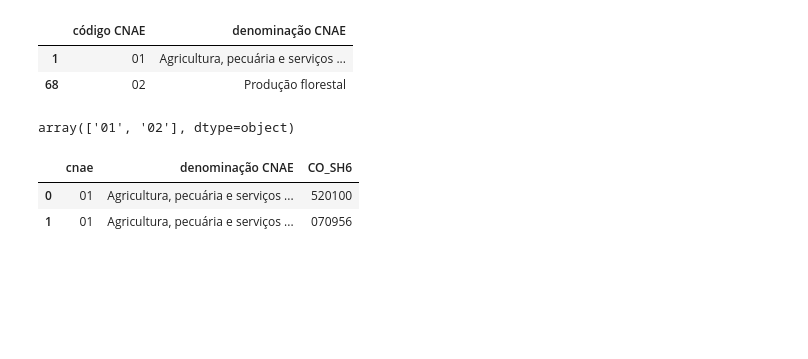
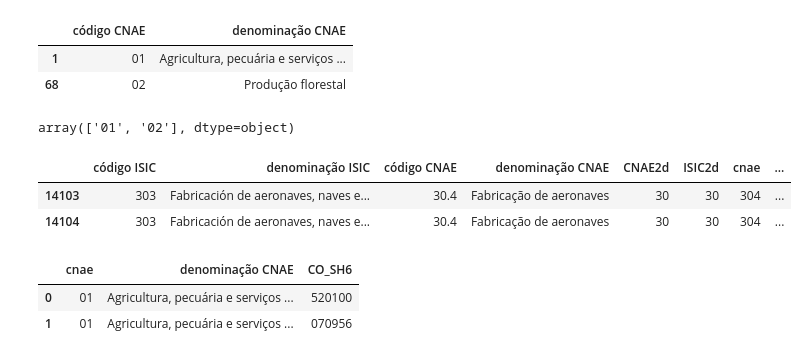
Before and after one commit to amiltonmendes/analise_insumo_produto, a Jupyter notebook: Identificação de empresas após a priorização.ipynb, the cells around one changed output. Cells and saved outputs as stored; diff of their text form; code cells hidden in the pictures; blank space fills up the shorter version.

```diff
--- a/Identificação de empresas após a priorização.ipynb
+++ b/Identificação de empresas após a priorização.ipynb
@@ -280,6 +283,12 @@ mapeamento_isic = mapeamento_isic.drop_duplicates()
 mapeamento_isic.head(2)['código CNAE'].values
 # %% [output]
 array(['01', '02'], dtype=object)
+# %%
+mapeamento_isic_ncm.query('`código ISIC`.str.startswith("303")').head(2)
+# %% [output]
+|  | código ISIC | denominação ISIC | código CNAE | denominação CNAE | CNAE2d | ISIC2d | cnae | ... |
+| 14103 | 303 | Fabricación de aeronaves, naves e... | 30.4 | Fabricação de aeronaves | 30 | 30 | 304 | ... |
+| 14104 | 303 | Fabricación de aeronaves, naves e... | 30.4 | Fabricação de aeronaves | 30 | 30 | 304 | ... |
 # %%
 #Para cada código cnae que possuir comprimento 2 dígitos, substituir o campo 'denominação CNAE' pelo valor correspondente em mapeamento_isic, sem alterar o valor nos casos em que esse campo possua 3 dígitos
 #Criar máscara para códigos CNAE de 2 dígitos
```
Also changed, not shown: parts of 5 cells of this notebook, 1 other file.
